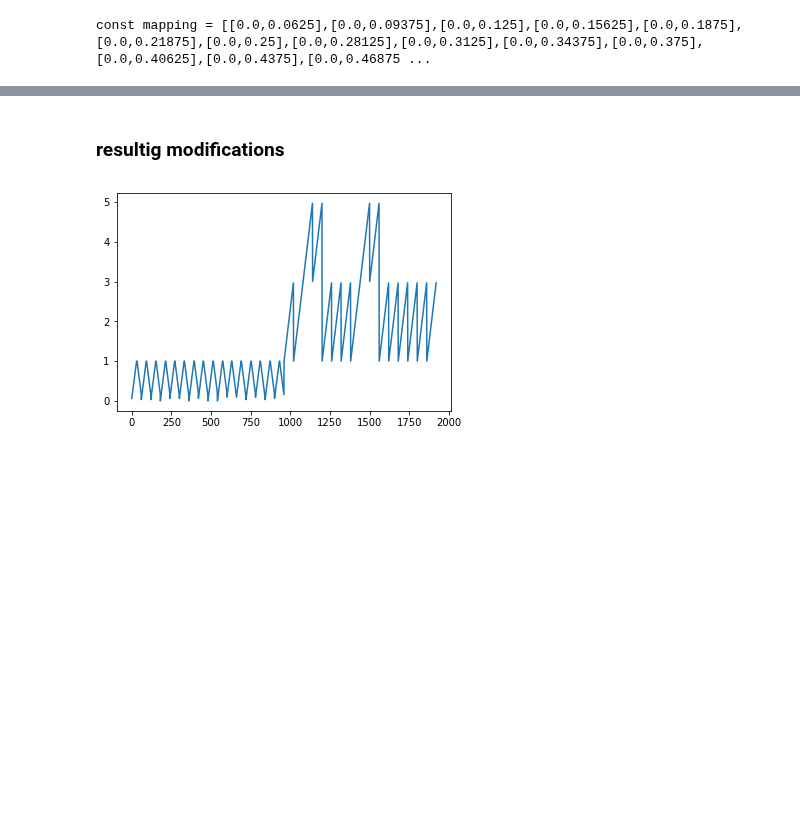
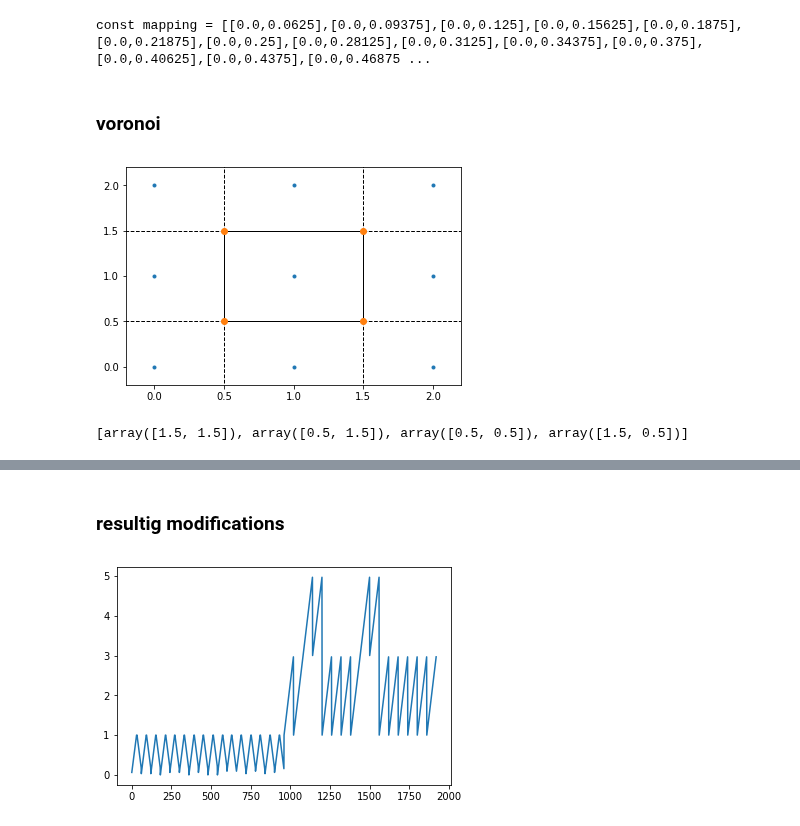
Before and after one commit to nuru-nu/moyo, a Jupyter notebook: notebooks/mapping2.ipynb, the cells around one changed output, grey strips where cells are left out. Drawn from its saved outputs; the diff is of its cells as text; code cells hidden in the pictures; blank space fills up the shorter version.

Commit message:
adds Voronoi example to mapping2 (needs shaping)

```diff
--- a/notebooks/mapping2.ipynb
+++ b/notebooks/mapping2.ipynb
@@ -91,3 +88,23 @@ print('const mapping = [{}]'.format(','.join([
 ])))
 # %% [output]
 const mapping = [[0.0,0.0625],[0.0,0.09375],[0.0,0.125],[0.0,0.15625],[0.0,0.1875],[0.0,0.21875],[0.0,0.25],[0.0,0.28125],[0.0,0.3125],[0.0,0.34375],[0.0,0.375],[0.0,0.40625],[0.0,0.4375],[0.0,0.46875 ...
+# %% [markdown]
+### voronoi
+# %%
+# https://docs.scipy.org/doc/scipy-0.18.1/reference/generated/scipy.spatial.Voronoi.html
+
+points = np.array([[0, 0], [0, 1], [0, 2], [1, 0], [1, 1], [1, 2],
+                   [2, 0], [2, 1], [2, 2]])
+from scipy.spatial import Voronoi, voronoi_plot_2d
+vor = Voronoi(points)
+
+import matplotlib.pyplot as plt
+voronoi_plot_2d(vor)
+plt.show()
+# %% [output]
+[figure, added]
+# %%
+# e.g. indices of Voronoi region in the middle (original point #5)
+[vor.vertices[idx] for idx in vor.regions[vor.point_region[4]]]
+# %% [output]
+[array([1.5, 1.5]), array([0.5, 1.5]), array([0.5, 0.5]), array([1.5, 0.5])]
```
Also changed, not shown: parts of 7 cells of this notebook.
